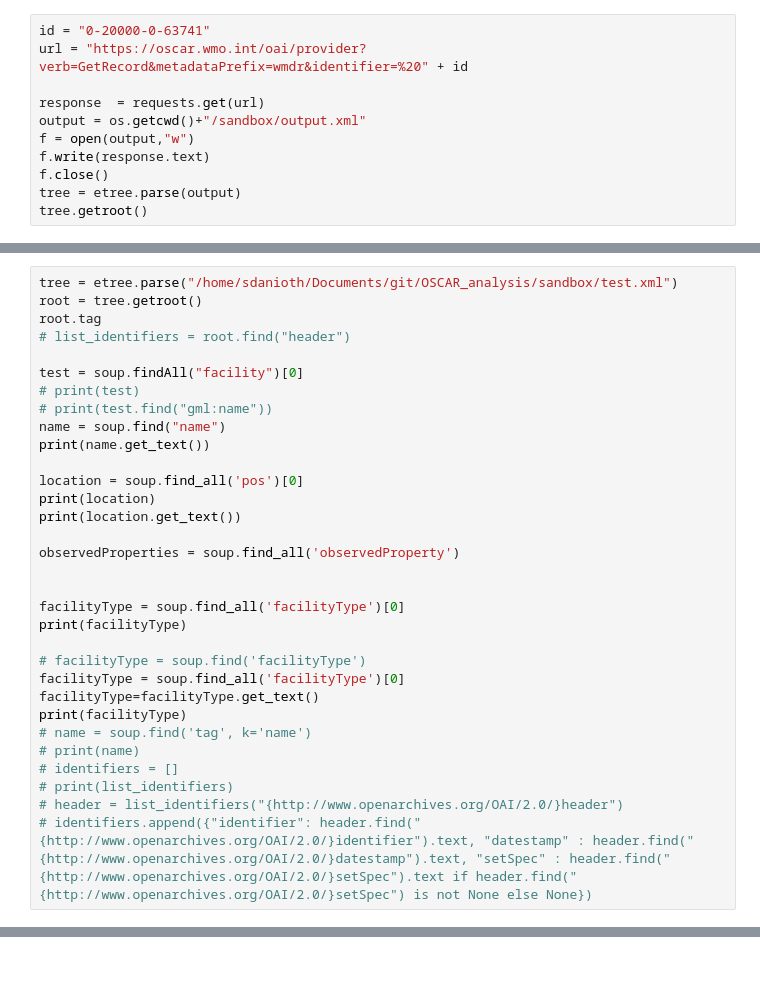
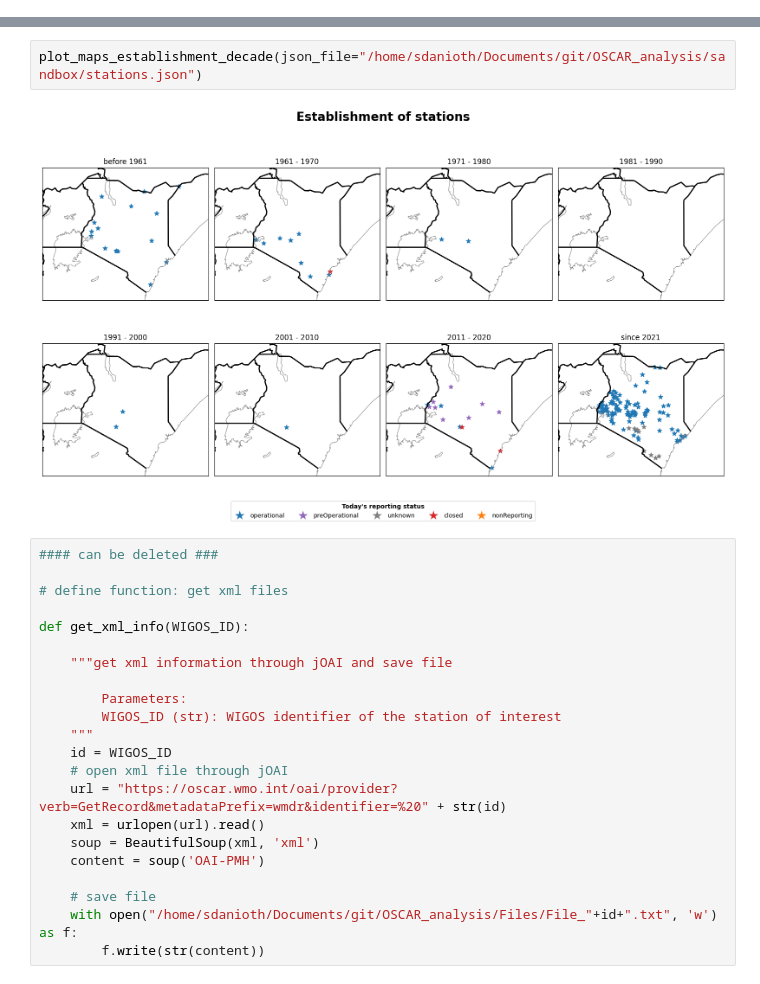
Before and after one commit to joergklausen/oscar-analysis, a Jupyter notebook: sandbox/sandbox.ipynb, the cells around one changed output, grey strips where cells are left out. Drawn from its saved outputs; the diff is of its cells as text.

Commit message:
updates sandbox

```diff
--- a/sandbox/sandbox.ipynb
+++ b/sandbox/sandbox.ipynb
@@ -34,11 +0,0 @@ metadata = soup.find('metadata') #check if xml file is available on jOAI
-# %%
-id = "0-20000-0-63741"
-url = "https://oscar.wmo.int/oai/provider?verb=GetRecord&metadataPrefix=wmdr&identifier=%20" + id
-
-response  = requests.get(url)
-output = os.getcwd()+"/sandbox/output.xml"
-f = open(output,"w")
-f.write(response.text)
-f.close()
-tree = etree.parse(output)
-tree.getroot()
@@ -74,32 +0,0 @@ et.write("/home/sdanioth/Documents/git/OSCAR_analysis/sandbox/test.xml", pretty_
-# %%
-tree = etree.parse("/home/sdanioth/Documents/git/OSCAR_analysis/sandbox/test.xml")
-root = tree.getroot()
-root.tag
-# list_identifiers = root.find("header")
-
-test = soup.findAll("facility")[0]
-# print(test)
-# print(test.find("gml:name"))
-name = soup.find("name")
-print(name.get_text())
-
-location = soup.find_all('pos')[0]
-print(location)
-print(location.get_text())
-
-observedProperties = soup.find_all('observedProperty')
-
-
-facilityType = soup.find_all('facilityType')[0]
-print(facilityType)
-
-# facilityType = soup.find('facilityType')
-facilityType = soup.find_all('facilityType')[0]
-facilityType=facilityType.get_text()
-print(facilityType)
-# name = soup.find('tag', k='name')
-# print(name)
-# identifiers = []
-# print(list_identifiers)
-# header = list_identifiers("{http://www.openarchives.org/OAI/2.0/}header")
-# identifiers.append({"identifier": header.find("{http://www.openarchives.org/OAI/2.0/}identifier").text, "datestamp" : header.find("{http://www.openarchives.org/OAI/2.0/}datestamp").text, "setSpec" : header.find("{http://www.openarchives.org/OAI/2.0/}setSpec").text if header.find("{http://www.openarchives.org/OAI/2.0/}setSpec") is not None else None})
@@ -322,0 +327,26 @@ NAMESPACES = {
+# %%
+plot_maps_establishment_decade(json_file="/home/sdanioth/Documents/git/OSCAR_analysis/sandbox/stations.json")
+# %% [output]
+[figure, added]
+# %%
+#### can be deleted ###
+
+# define function: get xml files
+
+def get_xml_info(WIGOS_ID):
+
+    """get xml information through jOAI and save file
+
+        Parameters:
+        WIGOS_ID (str): WIGOS identifier of the station of interest
+    """
+    id = WIGOS_ID
+    # open xml file through jOAI
+    url = "https://oscar.wmo.int/oai/provider?verb=GetRecord&metadataPrefix=wmdr&identifier=%20" + str(id)
+    xml = urlopen(url).read()
+    soup = BeautifulSoup(xml, 'xml')
+    content = soup('OAI-PMH')
+
+    # save file
+    with open("/home/sdanioth/Documents/git/OSCAR_analysis/Files/File_"+id+".txt", 'w') as f:
+        f.write(str(content))
```
Also changed, not shown: parts of 35 cells of this notebook, 6 other files.
